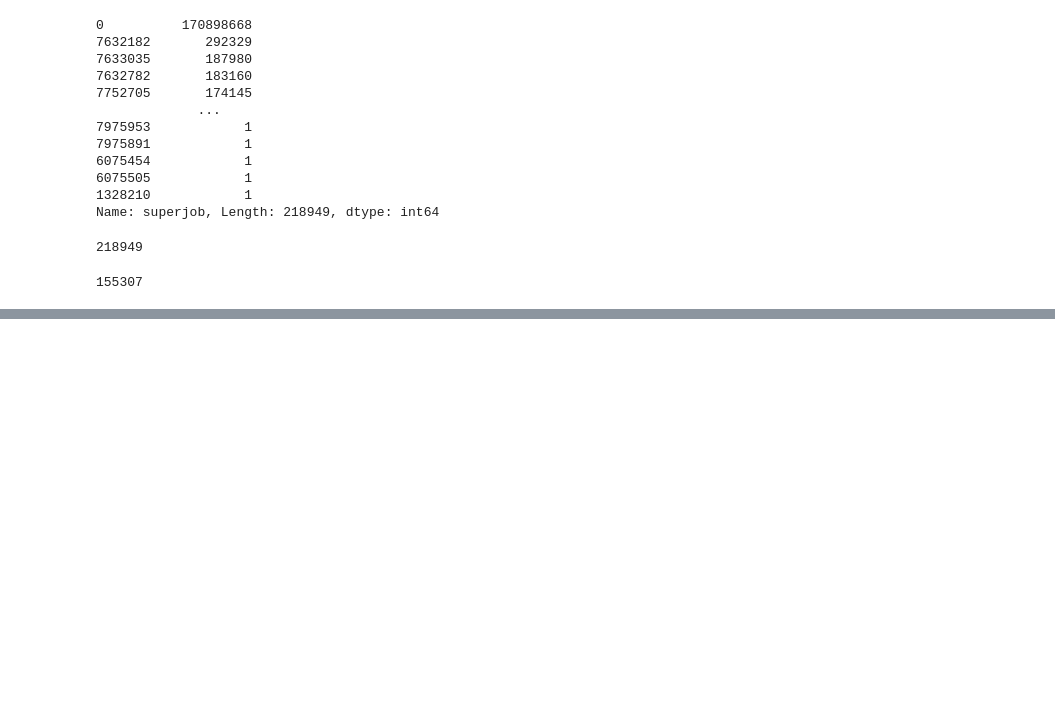
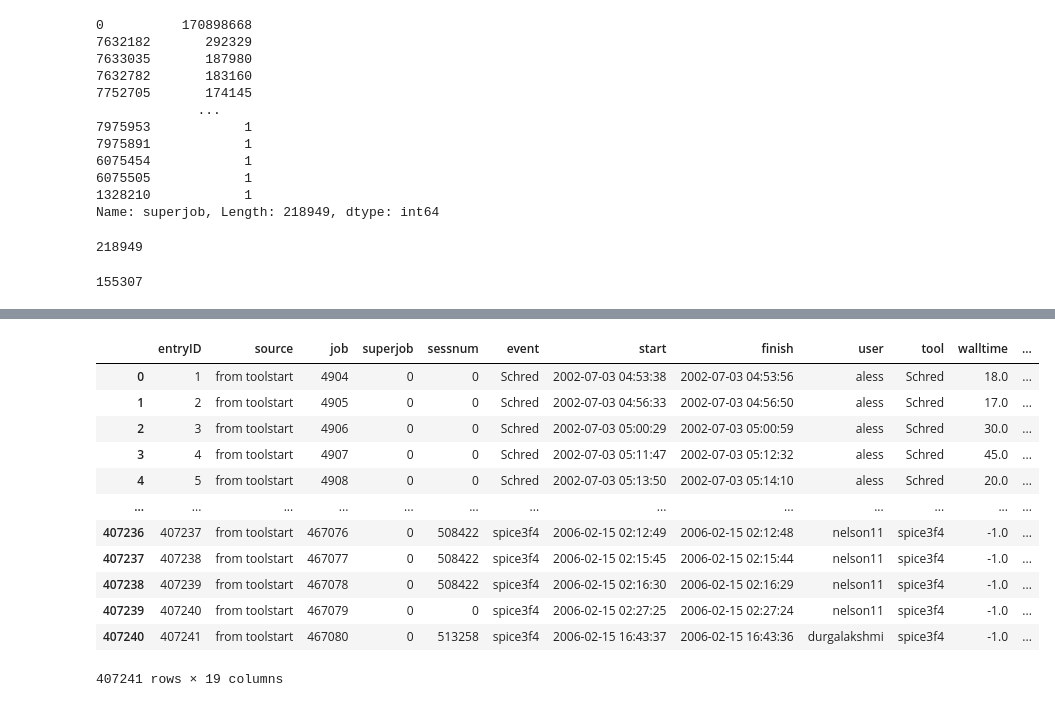
Before and after one commit to saxenap/nanohub, a Jupyter notebook: nanoHUB/rfm/notebooks/toolevents.ipynb, the cells around one changed output, grey strips where cells are left out. Drawn from its saved outputs; the diff is of its cells as text; code cells hidden in the pictures; blank space fills up the shorter version.

```diff
--- a/nanoHUB/rfm/notebooks/toolevents.ipynb
+++ b/nanoHUB/rfm/notebooks/toolevents.ipynb
@@ -144,0 +147,17 @@ display(len(df_filtered['user'].unique()))
+# %%
+df1 = df[(df.source == 'from toolstart')]
+display(df1)
+# %% [output]
+|  | entryID | source | job | superjob | sessnum | event | start | finish | user | tool | walltime | ... |
+| 0 | 1 | from toolstart | 4904 | 0 | 0 | Schred | 2002-07-03 04:53:38 | 2002-07-03 04:53:56 | aless | Schred | 18.0 | ... |
+| 1 | 2 | from toolstart | 4905 | 0 | 0 | Schred | 2002-07-03 04:56:33 | 2002-07-03 04:56:50 | aless | Schred | 17.0 | ... |
+| 2 | 3 | from toolstart | 4906 | 0 | 0 | Schred | 2002-07-03 05:00:29 | 2002-07-03 05:00:59 | aless | Schred | 30.0 | ... |
+| 3 | 4 | from toolstart | 4907 | 0 | 0 | Schred | 2002-07-03 05:11:47 | 2002-07-03 05:12:32 | aless | Schred | 45.0 | ... |
+| 4 | 5 | from toolstart | 4908 | 0 | 0 | Schred | 2002-07-03 05:13:50 | 2002-07-03 05:14:10 | aless | Schred | 20.0 | ... |
+| ... | ... | ... | ... | ... | ... | ... | ... | ... | ... | ... | ... | ... |
+| 407236 | 407237 | from toolstart | 467076 | 0 | 508422 | spice3f4 | 2006-02-15 02:12:49 | 2006-02-15 02:12:48 | nelson11 | spice3f4 | -1.0 | ... |
+| 407237 | 407238 | from toolstart | 467077 | 0 | 508422 | spice3f4 | 2006-02-15 02:15:45 | 2006-02-15 02:15:44 | nelson11 | spice3f4 | -1.0 | ... |
+| 407238 | 407239 | from toolstart | 467078 | 0 | 508422 | spice3f4 | 2006-02-15 02:16:30 | 2006-02-15 02:16:29 | nelson11 | spice3f4 | -1.0 | ... |
+| 407239 | 407240 | from toolstart | 467079 | 0 | 0 | spice3f4 | 2006-02-15 02:27:25 | 2006-02-15 02:27:24 | nelson11 | spice3f4 | -1.0 | ... |
+| 407240 | 407241 | from toolstart | 467080 | 0 | 513258 | spice3f4 | 2006-02-15 16:43:37 | 2006-02-15 16:43:36 | durgalakshmi | spice3f4 | -1.0 | ... |
+407241 rows × 19 columns
```
Also changed, not shown: parts of 16 cells of this notebook.
